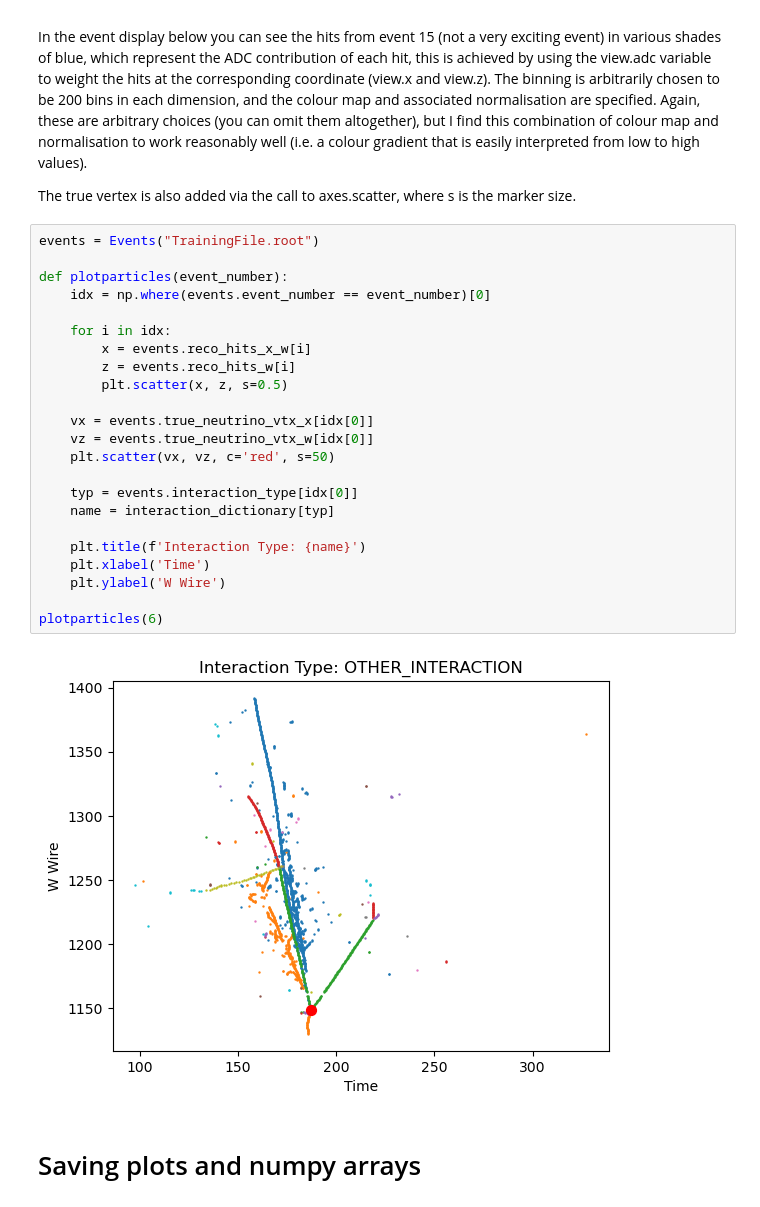
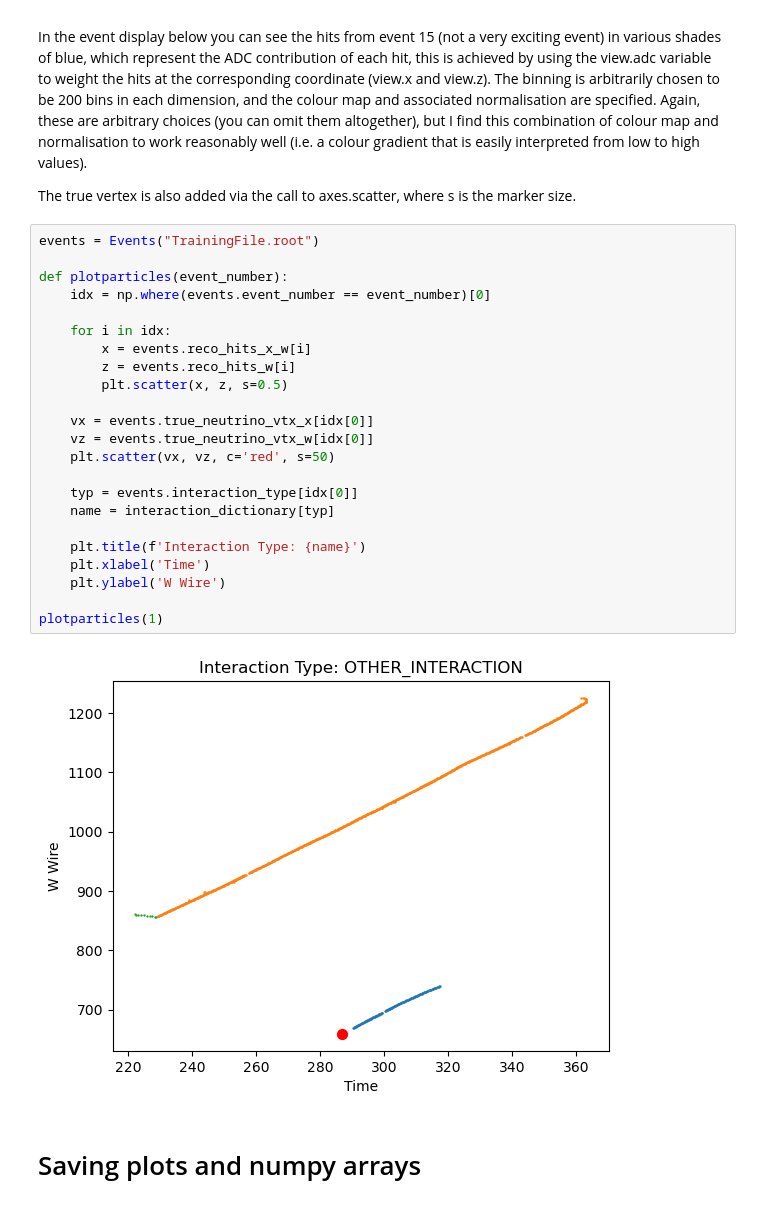
Before and after one commit to mohummudh/neutrinos-dune, a Jupyter notebook: andrew/display/project_start.ipynb, the cells around one changed output. Cells and saved outputs as stored; diff of their text form.

```diff
--- a/display/project_start.ipynb
+++ b/andrew/display/project_start.ipynb
@@ -170,28 +170,28 @@ The true vertex is also added via the call to axes.scatter, where s is the marke
 # %%
 events = Events("TrainingFile.root")
 
 def plotparticles(event_number):
     idx = np.where(events.event_number == event_number)[0]
 
     for i in idx:
         x = events.reco_hits_x_w[i]
         z = events.reco_hits_w[i]
         plt.scatter(x, z, s=0.5)
 
     vx = events.true_neutrino_vtx_x[idx[0]]
     vz = events.true_neutrino_vtx_w[idx[0]]
     plt.scatter(vx, vz, c='red', s=50)
 
     typ = events.interaction_type[idx[0]]
     name = interaction_dictionary[typ]
 
     plt.title(f'Interaction Type: {name}')
     plt.xlabel('Time')
     plt.ylabel('W Wire')
 
-plotparticles(6)
+plotparticles(1)
 # %% [output]
-[figure, old version]
+[figure, new version]
 # %% [markdown]
 # Saving plots and numpy arrays
 # %% [markdown]
```
Also changed, not shown: 3 other files.
